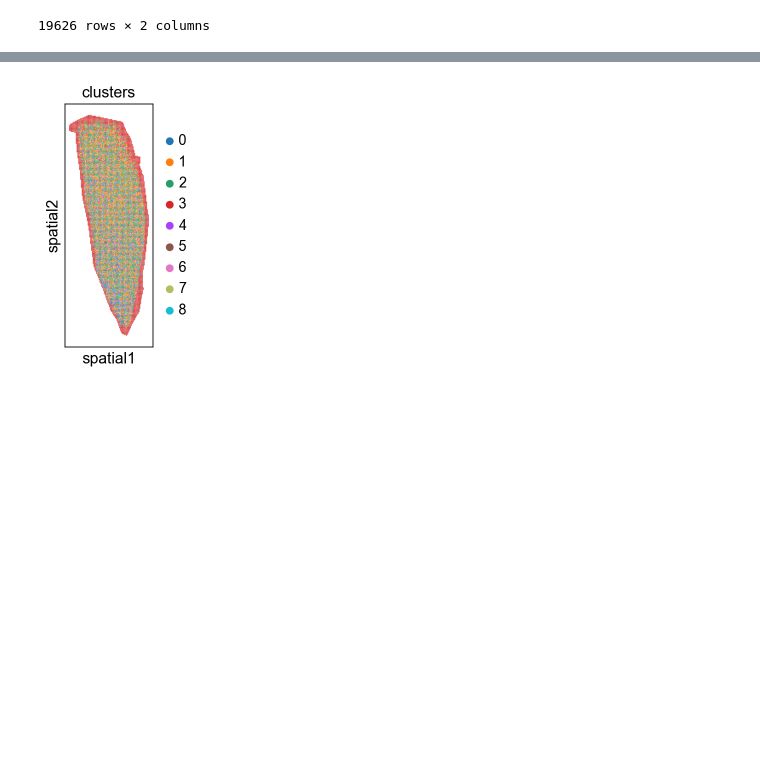
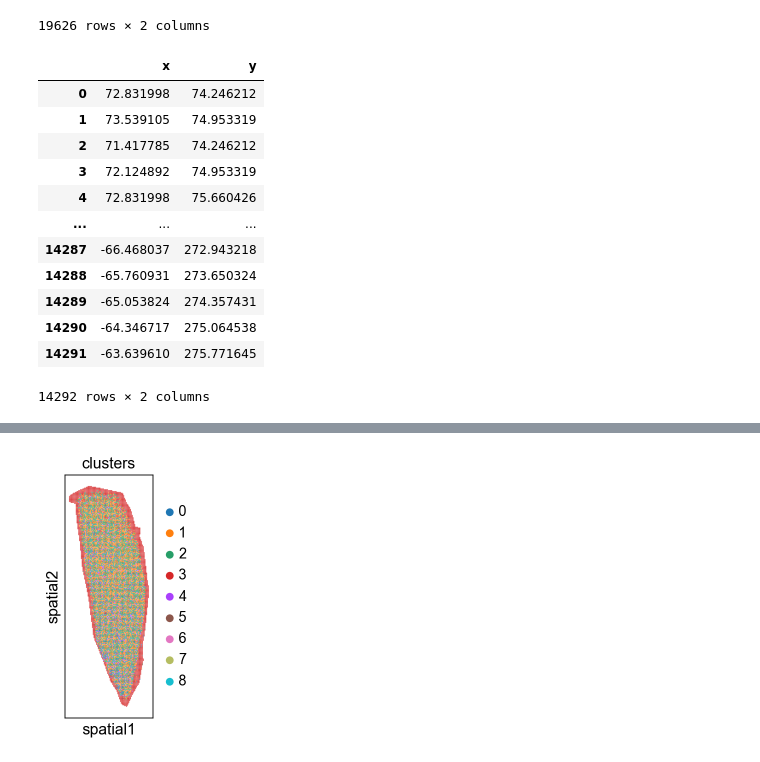
Before and after one commit to LittleLittleCloud/haCCA, a Jupyter notebook: notebook/ICC_merge/ICC_ITO_clusters1.ipynb, the cells around one changed output, grey strips where cells are left out. Saved outputs shown, nothing was run; the diff lists cells and outputs as text; code cells hidden in the pictures; blank space fills up the shorter version.

```diff
--- a/notebook/ICC_merge/ICC_ITO_clusters1.ipynb
+++ b/notebook/ICC_merge/ICC_ITO_clusters1.ipynb
@@ -149,4 +227,20 @@ pd.DataFrame(df3_loc.values, columns=['x', 'y'])
 | 19624 | 60 | 191 |
 | 19625 | 61 | 191 |
 19626 rows × 2 columns
+# %%
+df2_loc
+# %% [output]
+|  | x | y |
+| 0 | 72.831998 | 74.246212 |
+| 1 | 73.539105 | 74.953319 |
+| 2 | 71.417785 | 74.246212 |
+| 3 | 72.124892 | 74.953319 |
+| 4 | 72.831998 | 75.660426 |
+| ... | ... | ... |
+| 14287 | -66.468037 | 272.943218 |
+| 14288 | -65.760931 | 273.650324 |
+| 14289 | -65.053824 | 274.357431 |
+| 14290 | -64.346717 | 275.064538 |
+| 14291 | -63.639610 | 275.771645 |
+14292 rows × 2 columns
 # %%
```
Also changed, not shown: parts of 16 cells of this notebook, 8 other files.
